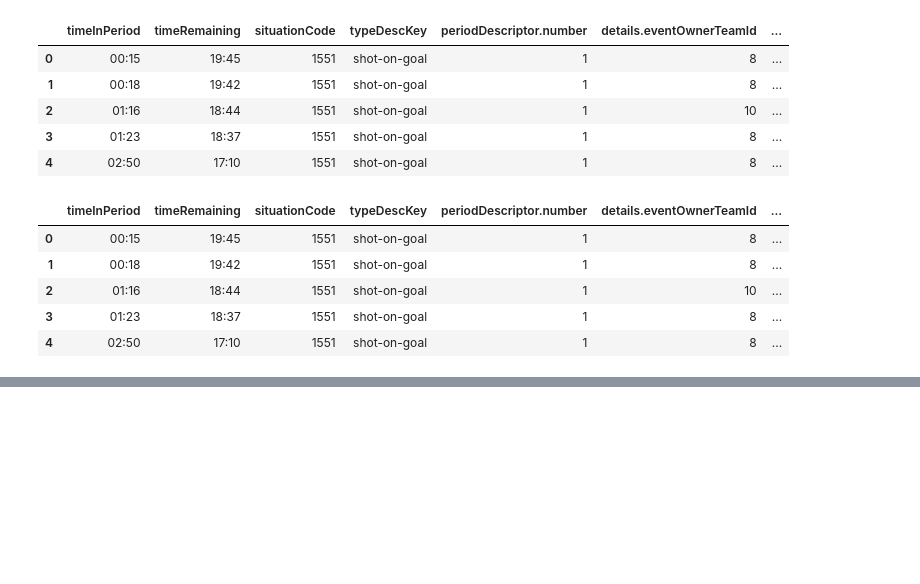
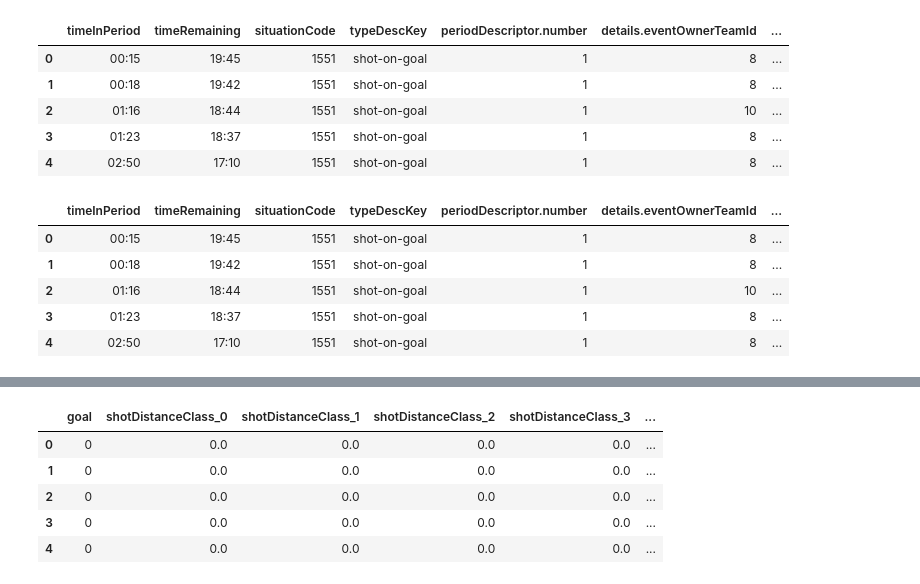
Before and after one commit to rromaniuk31/PhD-Research, a Jupyter notebook: Create_Historical_Models.ipynb, the cells around one changed output, grey strips where cells are left out. Saved outputs shown, nothing was run; the diff lists cells and outputs as text; code cells hidden in the pictures; blank space fills up the shorter version.

```diff
--- a/Create_Historical_Models.ipynb
+++ b/Create_Historical_Models.ipynb
@@ -282,0 +300,20 @@ train_pbp_krzy05.head()
+# %%
+# Position data to train model (one-hot)
+train_pbp_krzy05["typeDescKey"] = train_pbp_krzy05["typeDescKey"].replace({"shot-on-goal": 0, "goal": 1})
+train_pbp_krzy05 = train_pbp_krzy05.rename(columns = {"typeDescKey": "goal"})
+train_pbp_krzy05 = pd.get_dummies(train_pbp_krzy05, dtype = float)
+train_pbp_krzy05 = train_pbp_krzy05.join(pd.get_dummies(train_pbp_krzy05["Rebound"], dtype = float, prefix = "Rebound")).drop("Rebound", axis = 1)
+
+test_pbp_krzy05["typeDescKey"] = test_pbp_krzy05["typeDescKey"].replace({"shot-on-goal": 0, "goal": 1})
+test_pbp_krzy05 = test_pbp_krzy05.rename(columns = {"typeDescKey": "goal"})
+test_pbp_krzy05 = pd.get_dummies(test_pbp_krzy05, dtype = float)
+test_pbp_krzy05 = test_pbp_krzy05.join(pd.get_dummies(test_pbp_krzy05["Rebound"], dtype = float, prefix = "Rebound")).drop("Rebound", axis = 1)
+
+train_pbp_krzy05.head()
+# %% [output]
+|  | goal | shotDistanceClass_0 | shotDistanceClass_1 | shotDistanceClass_2 | shotDistanceClass_3 | ... |
+| 0 | 0 | 0.0 | 0.0 | 0.0 | 0.0 | ... |
+| 1 | 0 | 0.0 | 0.0 | 0.0 | 0.0 | ... |
+| 2 | 0 | 0.0 | 0.0 | 0.0 | 0.0 | ... |
+| 3 | 0 | 0.0 | 0.0 | 0.0 | 0.0 | ... |
+| 4 | 0 | 0.0 | 0.0 | 0.0 | 0.0 | ... |
```
Also changed, not shown: parts of 8 cells of this notebook.
